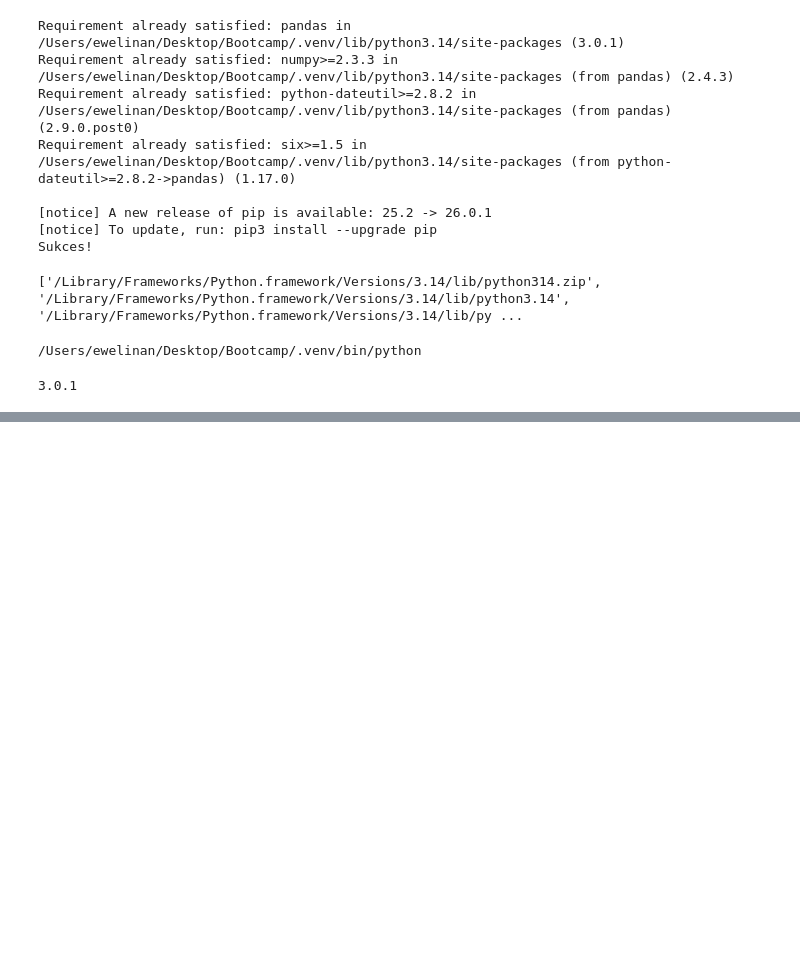
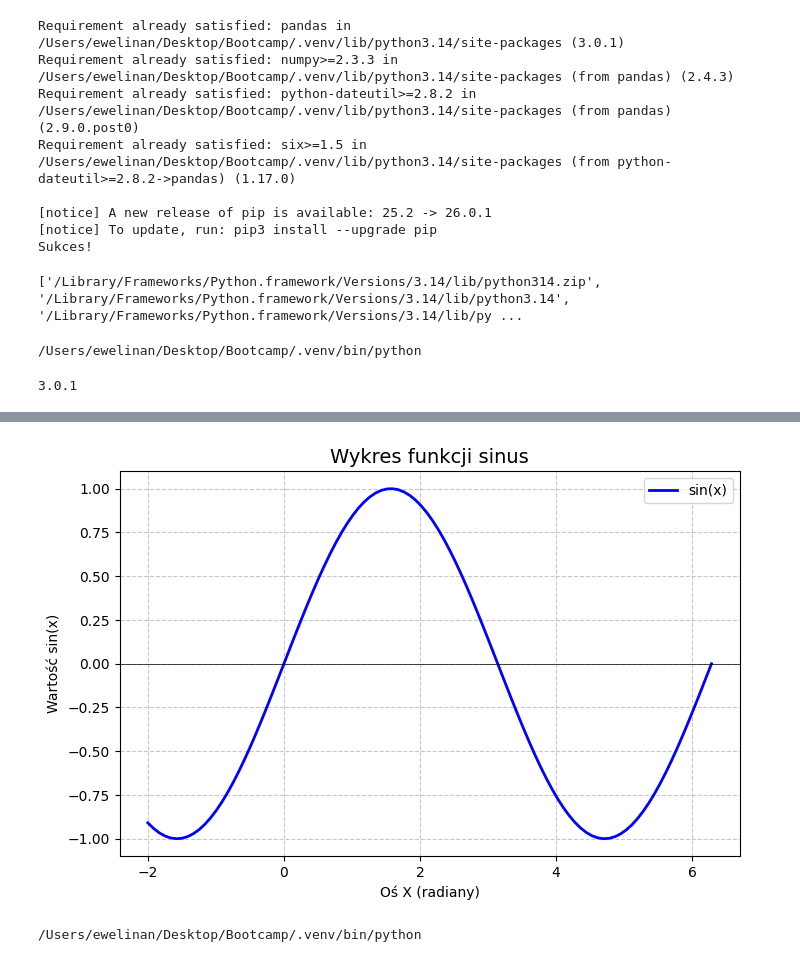
Before and after one commit to EwelinaNiewczas00/end-to-end-data-science, a Jupyter notebook: Python_DataCamp.ipynb, the cells around one changed output, grey strips where cells are left out. Saved outputs shown, nothing was run; the diff lists cells and outputs as text; code cells hidden in the pictures; blank space fills up the shorter version.

Commit message:
wykresy pandas

```diff
--- a/Python_DataCamp.ipynb
+++ b/Python_DataCamp.ipynb
@@ -731,0 +948,29 @@ df = pd.DataFrame({"a": [11, 21, 31], "b": [21, 22, 23]})
+# %%
+import numpy as np
+import matplotlib.pyplot as plt
+
+# 1. Przygotowanie danych (100 punktów od -2 do ok. 6.28)
+x = np.linspace(-2, 2 * np.pi, 100)
+y = np.sin(x)
+
+# 2. Tworzenie wykresu
+plt.figure(figsize=(8, 5))  # Ustawienie rozmiaru okna
+plt.plot(x, y, label='sin(x)', color='blue', linewidth=2)
+
+# 3. Dodanie opisów (Dobre praktyki!)
+plt.title("Wykres funkcji sinus", fontsize=14)
+plt.xlabel("Oś X (radiany)")
+plt.ylabel("Wartość sin(x)")
+plt.axhline(0, color='black', linewidth=0.5)  # Linia pozioma y=0
+plt.grid(True, linestyle='--', alpha=0.7)
+plt.legend()
+
+# 4. Wyświetlenie wykresu
+plt.show()
+# %% [output]
+[figure, added]
+# %%
+import sys
+print(sys.executable)
+# %% [output]
+/Users/ewelinan/Desktop/Bootcamp/.venv/bin/python
```
Also changed, not shown: parts of 21 cells of this notebook.
